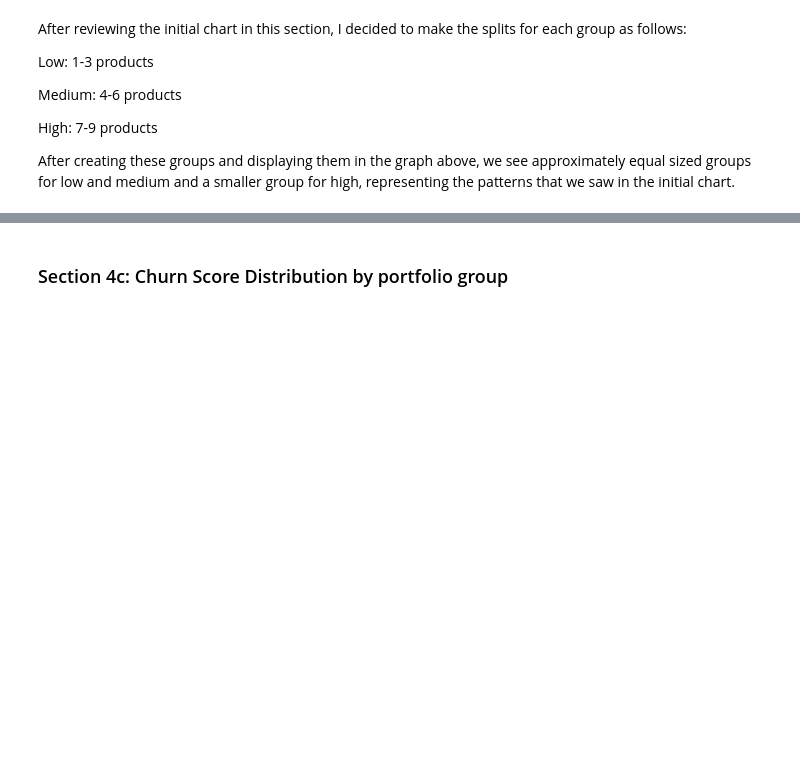
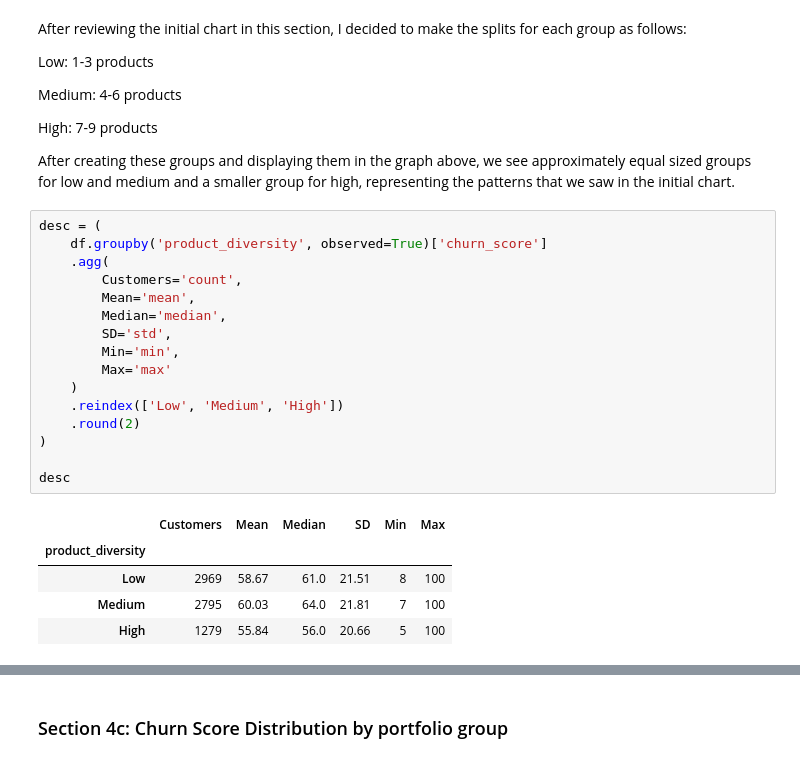
Before and after one commit to JessNicholls/asmm_summative_2, a Jupyter notebook: ASMM Summative 2.ipynb, the cells around one changed output, grey strips where cells are left out. Cells and saved outputs as stored; diff of their text form; blank space fills up the shorter version.

```diff
--- a/ASMM Summative 2.ipynb
+++ b/ASMM Summative 2.ipynb
@@ -404,3 +404,25 @@ Medium: 4-6 products
 High: 7-9 products
 
 After creating these groups and displaying them in the graph above, we see approximately equal sized groups for low and medium and a smaller group for high, representing the patterns that we saw in the initial chart.
+# %%
+desc = (
+    df.groupby('product_diversity', observed=True)['churn_score']
+    .agg(
+        Customers='count',
+        Mean='mean',
+        Median='median',
+        SD='std',
+        Min='min',
+        Max='max'
+    )
+    .reindex(['Low', 'Medium', 'High'])
+    .round(2)
+)
+
+desc
+# %% [output]
+|  | Customers | Mean | Median | SD | Min | Max |
+| product_diversity |  |  |  |  |  |  |
+| Low | 2969 | 58.67 | 61.0 | 21.51 | 8 | 100 |
+| Medium | 2795 | 60.03 | 64.0 | 21.81 | 7 | 100 |
+| High | 1279 | 55.84 | 56.0 | 20.66 | 5 | 100 |
```
Also changed, not shown: parts of 10 cells of this notebook.
